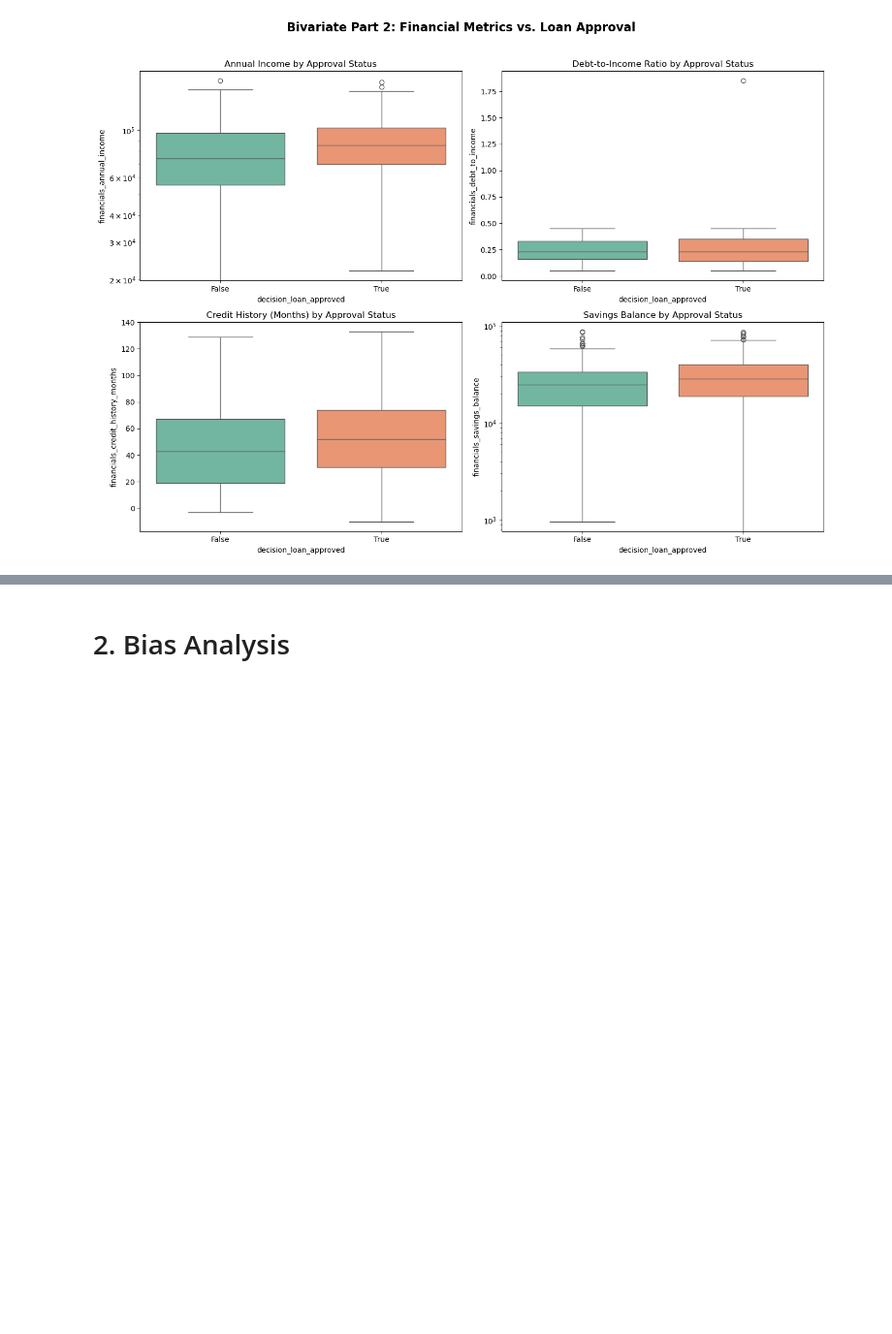
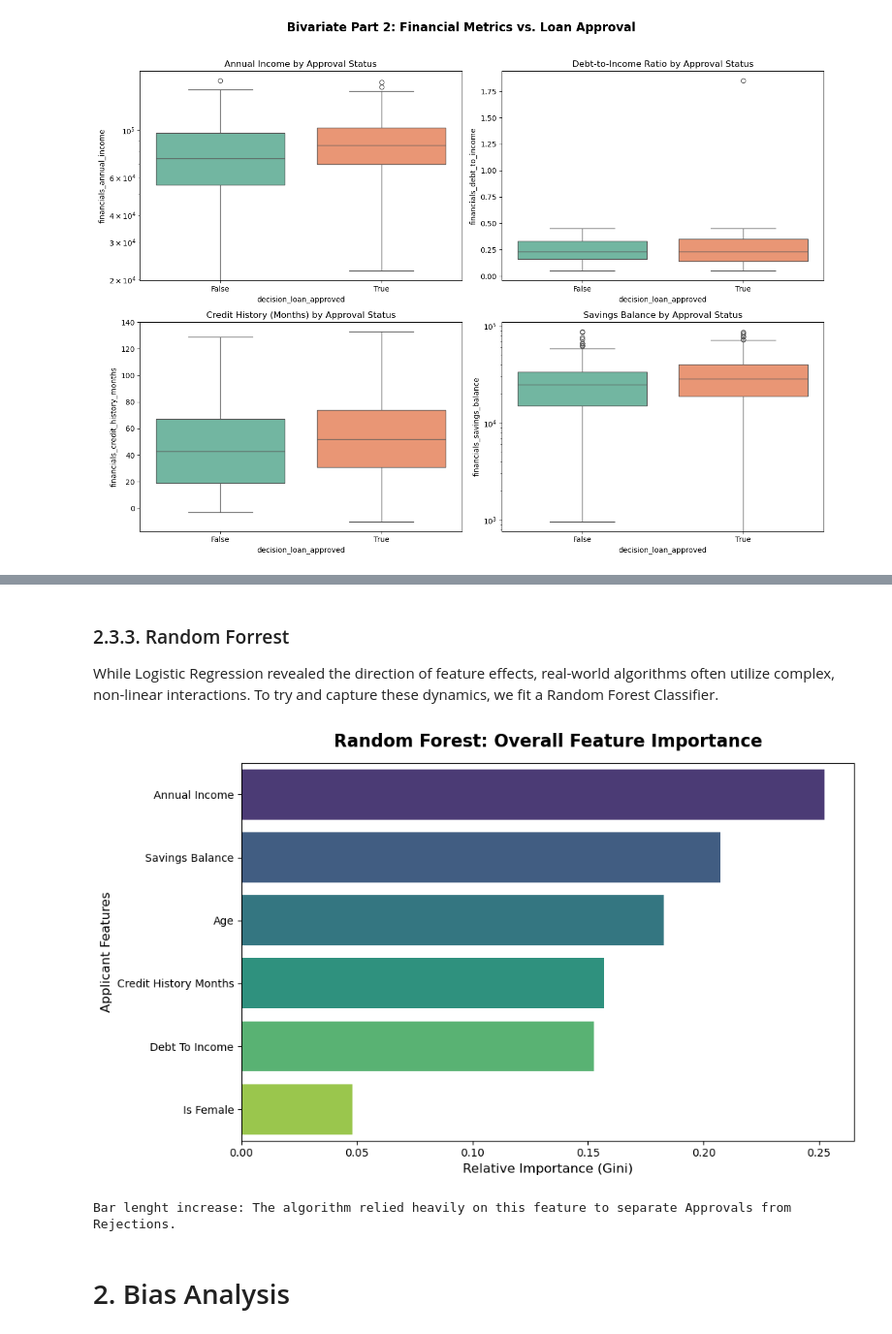
Before and after one commit to maxhaus31/dego-project-team7, a Jupyter notebook: 02_BiasAnalysis.ipynb, the cells around one changed output, grey strips where cells are left out. Shown at 97% size. Cells and saved outputs as stored; diff of their text form; code cells hidden in the pictures; blank space fills up the shorter version.

```diff
--- a/02_BiasAnalysis.ipynb
+++ b/02_BiasAnalysis.ipynb
@@ -297,3 +388,51 @@ plt.show()
+# %% [markdown]
+### 2.3.3. Random Forrest
+
+While Logistic Regression revealed the direction of feature effects, real-world algorithms often utilize complex, non-linear interactions. To try and capture these dynamics, we fit a Random Forest Classifier.
+# %%
+# Prepare data
+rf_features = [
+    'financials_annual_income', 'financials_debt_to_income',
+    'financials_credit_history_months', 'financials_savings_balance', 'age', 'is_female'
+]
+
+X_rf = log_df[rf_features]
+y_rf = log_df['decision_loan_approved'].astype(int)
+
+# Fit Random Forest Model
+rf_model = RandomForestClassifier(n_estimators=100, max_depth=5, random_state=42)
+rf_model.fit(X_rf, y_rf)
+
+rf_importances = pd.DataFrame({
+    'Feature': rf_features,
+    'Importance': rf_model.feature_importances_
+})
+
+rf_importances['Feature'] = rf_importances['Feature'].str.replace('financials_', '').str.replace('_', ' ').str.title()
+rf_importances = rf_importances.sort_values('Importance', ascending=False)
+
+# Visualization
+fig, ax = plt.subplots(figsize=(10, 6))
+
+sns.barplot(
+    x='Importance',
+    y='Feature',
+    data=rf_importances,
+    palette='viridis',
+    ax=ax
+)
+
+ax.set_title('Random Forest: Overall Feature Importance', fontsize=16, fontweight='bold', pad=15)
+ax.set_xlabel('Relative Importance (Gini)', fontsize=12)
+ax.set_ylabel('Applicant Features', fontsize=12)
+
+plt.tight_layout()
+plt.show()
+
+print("Bar lenght increase: The algorithm relied heavily on this feature to separate Approvals from Rejections.")
+# %% [output]
+[figure, added]
+Bar lenght increase: The algorithm relied heavily on this feature to separate Approvals from Rejections.
 # %% [markdown]
 # 2. Bias Analysis
 # %% [markdown]
```
Also changed, not shown: parts of 8 cells of this notebook.
